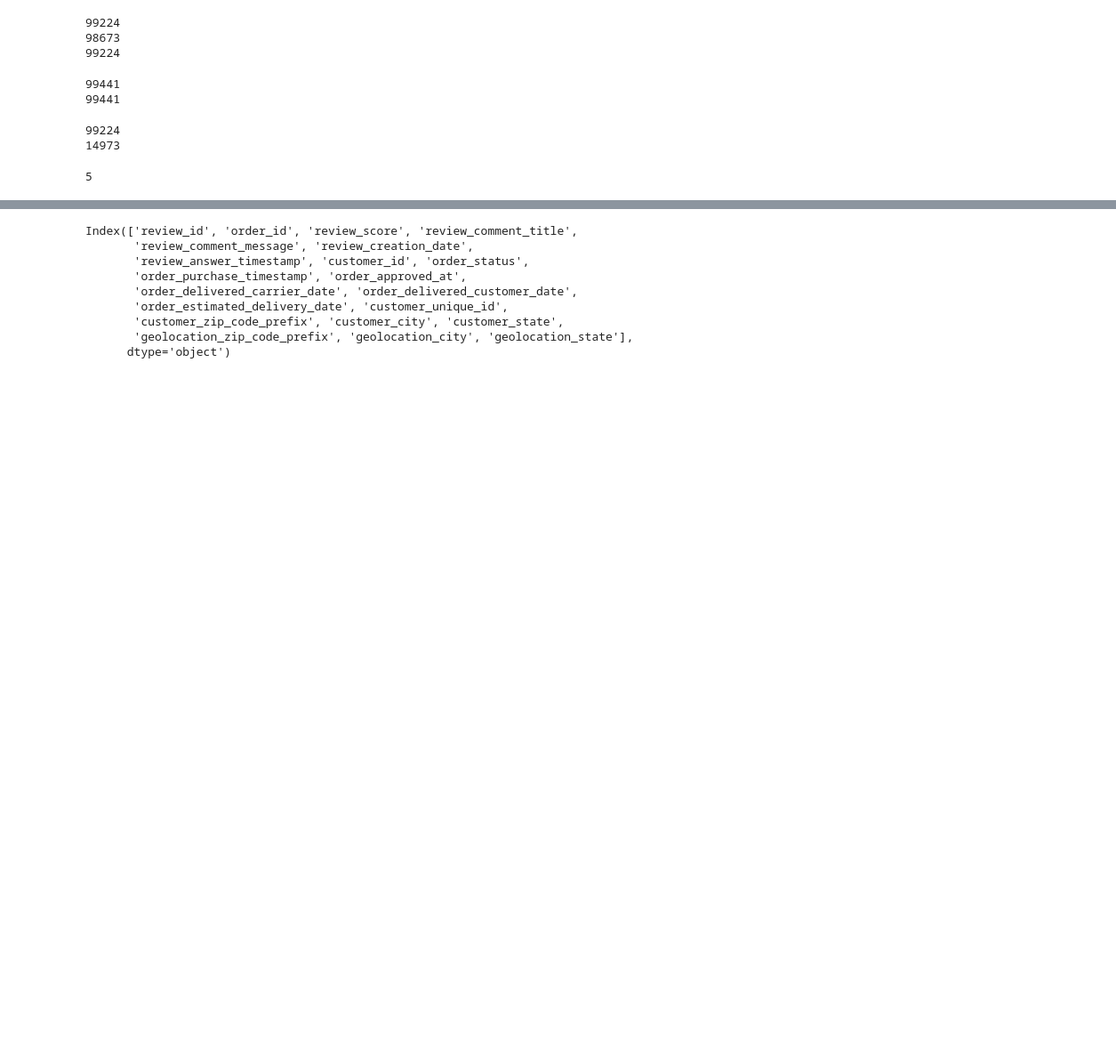
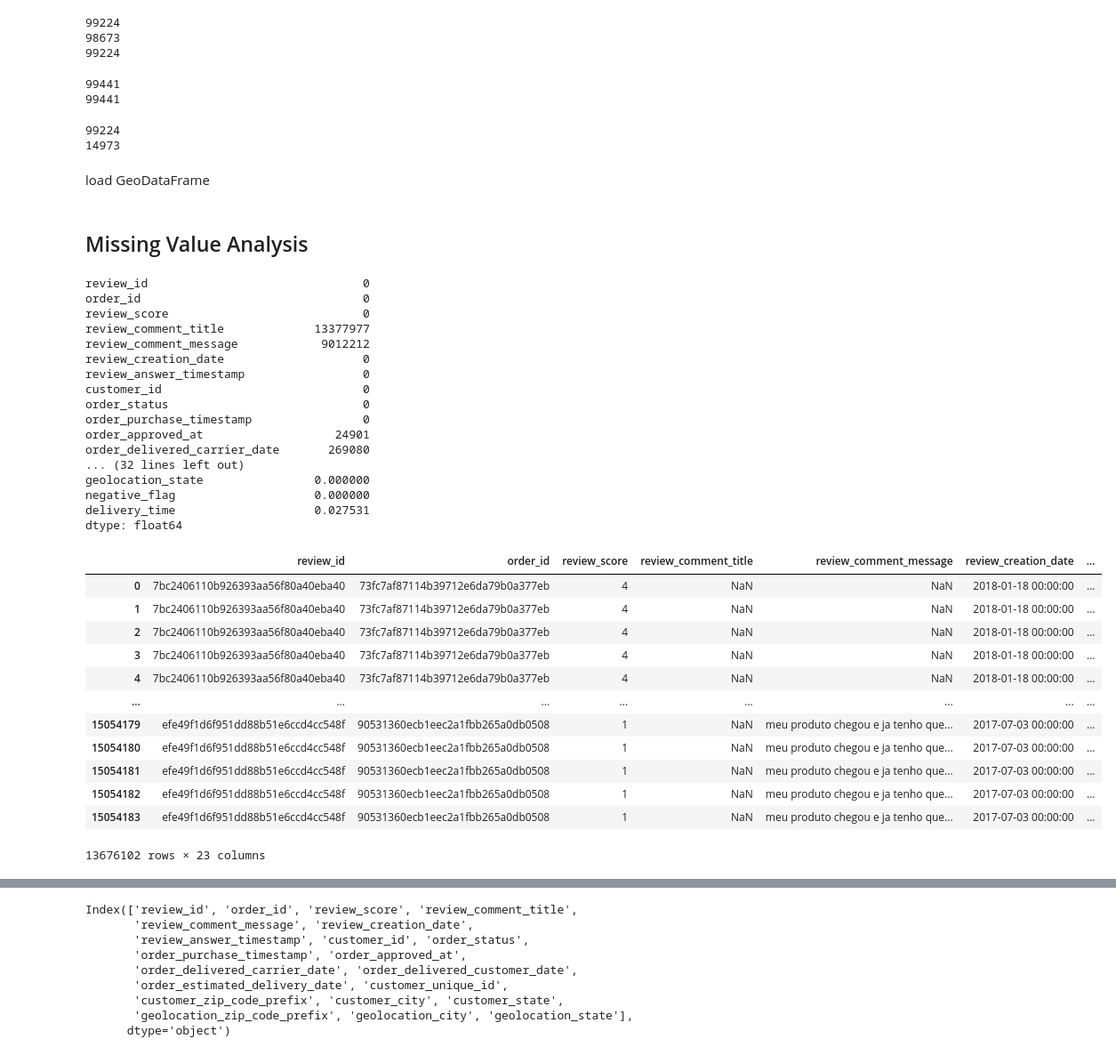
Before and after one commit to cchen744/olist-regional-customer-experience-analysis, a Jupyter notebook: 01_data_overview.ipynb, the cells around one changed output, grey strips where cells are left out. Shown at 89% size. Cells and saved outputs as stored; diff of their text form; code cells hidden in the pictures; blank space fills up the shorter version.

```diff
--- a/01_data_overview.ipynb
+++ b/01_data_overview.ipynb
@@ -117,7 +121,5 @@ final_df = pd.merge(orders_with_customers, geolocation_df, left_on='customer_zip
 # %% [output]
 99224
 14973
-# %%
-review_with_orders["review_score"].max()
-# %% [output]
-5
+# %% [markdown]
+load GeoDataFrame
@@ -123,0 +129,41 @@ review_with_orders["review_score"].max()
+# %% [markdown]
+## Missing Value Analysis
+# %%
+# Basic missing value detection
+print(final_df.isnull().sum())       # Count missing values per column
+print()
+print(final_df.isnull().sum() / len(final_df))  # Percentage of missing values
+
+# Check patterns
+final_df[final_df.isnull().any(axis=1)]  # Rows with any missing values
+# %% [output]
+review_id                               0
+order_id                                0
+review_score                            0
+review_comment_title             13377977
+review_comment_message            9012212
+review_creation_date                    0
+review_answer_timestamp                 0
+customer_id                             0
+order_status                            0
+order_purchase_timestamp                0
+order_approved_at                   24901
+order_delivered_carrier_date       269080
+... (32 lines left out)
+geolocation_state                0.000000
+negative_flag                    0.000000
+delivery_time                    0.027531
+dtype: float64
+|  | review_id | order_id | review_score | review_comment_title | review_comment_message | review_creation_date | ... |
+| 0 | 7bc2406110b926393aa56f80a40eba40 | 73fc7af87114b39712e6da79b0a377eb | 4 | NaN | NaN | 2018-01-18 00:00:00 | ... |
+| 1 | 7bc2406110b926393aa56f80a40eba40 | 73fc7af87114b39712e6da79b0a377eb | 4 | NaN | NaN | 2018-01-18 00:00:00 | ... |
+| 2 | 7bc2406110b926393aa56f80a40eba40 | 73fc7af87114b39712e6da79b0a377eb | 4 | NaN | NaN | 2018-01-18 00:00:00 | ... |
+| 3 | 7bc2406110b926393aa56f80a40eba40 | 73fc7af87114b39712e6da79b0a377eb | 4 | NaN | NaN | 2018-01-18 00:00:00 | ... |
+| 4 | 7bc2406110b926393aa56f80a40eba40 | 73fc7af87114b39712e6da79b0a377eb | 4 | NaN | NaN | 2018-01-18 00:00:00 | ... |
+| ... | ... | ... | ... | ... | ... | ... | ... |
+| 15054179 | efe49f1d6f951dd88b51e6ccd4cc548f | 90531360ecb1eec2a1fbb265a0db0508 | 1 | NaN | meu produto chegou e ja tenho que... | 2017-07-03 00:00:00 | ... |
+| 15054180 | efe49f1d6f951dd88b51e6ccd4cc548f | 90531360ecb1eec2a1fbb265a0db0508 | 1 | NaN | meu produto chegou e ja tenho que... | 2017-07-03 00:00:00 | ... |
+| 15054181 | efe49f1d6f951dd88b51e6ccd4cc548f | 90531360ecb1eec2a1fbb265a0db0508 | 1 | NaN | meu produto chegou e ja tenho que... | 2017-07-03 00:00:00 | ... |
+| 15054182 | efe49f1d6f951dd88b51e6ccd4cc548f | 90531360ecb1eec2a1fbb265a0db0508 | 1 | NaN | meu produto chegou e ja tenho que... | 2017-07-03 00:00:00 | ... |
+| 15054183 | efe49f1d6f951dd88b51e6ccd4cc548f | 90531360ecb1eec2a1fbb265a0db0508 | 1 | NaN | meu produto chegou e ja tenho que... | 2017-07-03 00:00:00 | ... |
+13676102 rows × 23 columns
```
Also changed, not shown: parts of 14 cells of this notebook.
